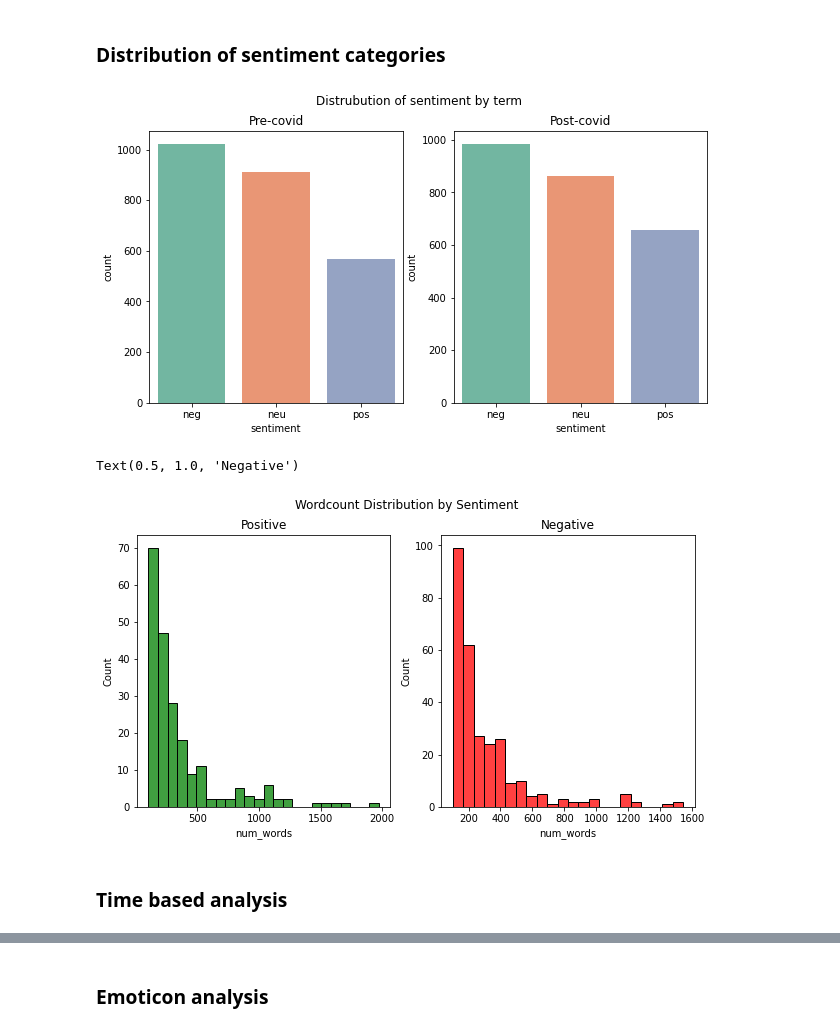
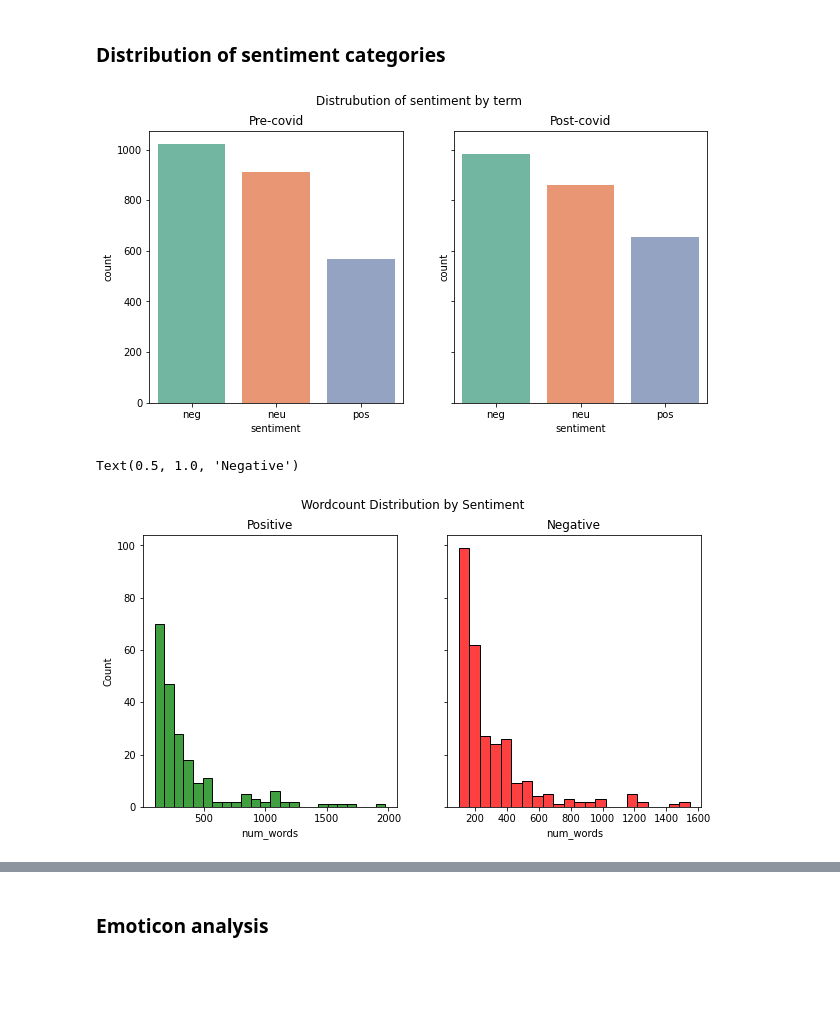
Before and after one commit to nszoni/reddit_conspiracy_theories, a Jupyter notebook: python/reddit_conspiracy_theories.ipynb, the cells around one changed output, grey strips where cells are left out. Cells and saved outputs as stored; diff of their text form; code cells hidden in the pictures; blank space fills up the shorter version.

```diff
--- a/python/reddit_conspiracy_theories.ipynb
+++ b/python/reddit_conspiracy_theories.ipynb
@@ -226,7 +247,7 @@ def text_preprocess_lemmatize(text: str) -> str:
     text= re.sub(garbage,' ', text)
 
     tokens = word_tokenize(text)
-    tokens = [token for token in tokens if token not in set(stopwords.words('english'))]
+    tokens = [token for token in tokens if token not in set(stop_words)]
     tokens = [lemmatizer.lemmatize(token) for token in tokens]
     tokens = [word for word in tokens if len(word)>=3]
     preprocessed_text = ' '.join(tokens)
@@ -351,7 +384,7 @@ plt.show()
 # %% [markdown]
 ### Distribution of sentiment categories
 # %%
-fig, axes = plt.subplots(1, 2, figsize=(10, 5))
+fig, axes = plt.subplots(1, 2, figsize=(10, 5), sharey=True)
 fig.suptitle('Distrubution of sentiment by term')
 
 # Pre-covid
@@ -364,19 +397,17 @@ axes[1].set_title('Post-covid')
 
 plt.show()
 # %% [output]
-[figure, old version]
+[figure, new version]
 # %%
-fig, axes = plt.subplots(1, 2, figsize=(10, 5))
+fig, axes = plt.subplots(1, 2, figsize=(10, 5), sharey=True)
 fig.suptitle('Wordcount Distribution by Sentiment')
 
 
 sns.histplot(rc[(rc['sentiment']=='pos') & (rc['num_words'] > 100) & (rc['num_words'] < 2000)]['num_words'], ax=axes[0],color='green')
 axes[0].set_title('Positive')
 
 sns.histplot(rc[(rc['sentiment']=='neg') & (rc['num_words'] > 100) & (rc['num_words'] < 2000)]['num_words'], ax=axes[1],color='red')
 axes[1].set_title('Negative')
 # %% [output]
 Text(0.5, 1.0, 'Negative')
-[figure, old version]
+[figure, new version]
-# %% [markdown]
-### Time based analysis
```
Also changed, not shown: parts of 37 cells of this notebook.
